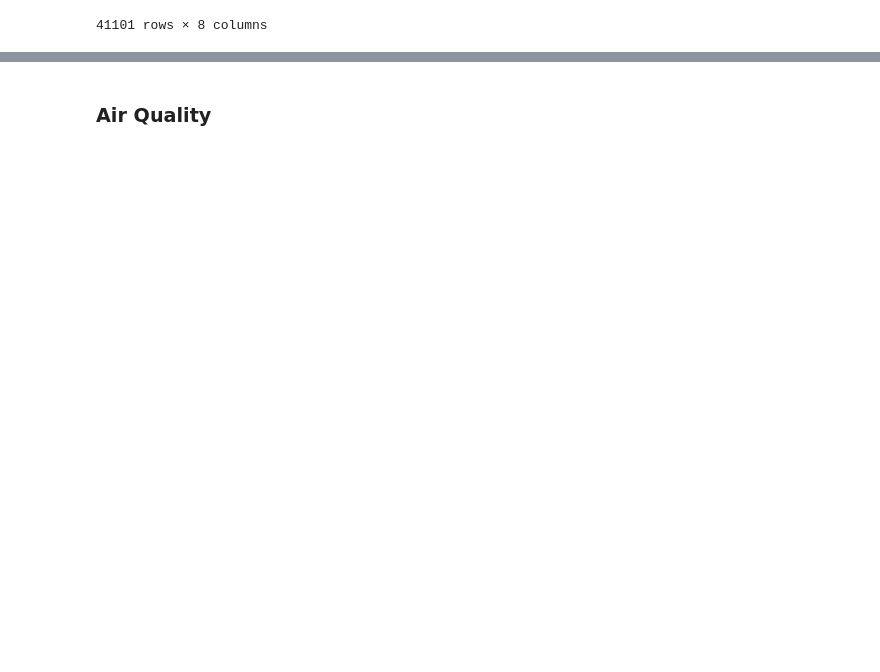
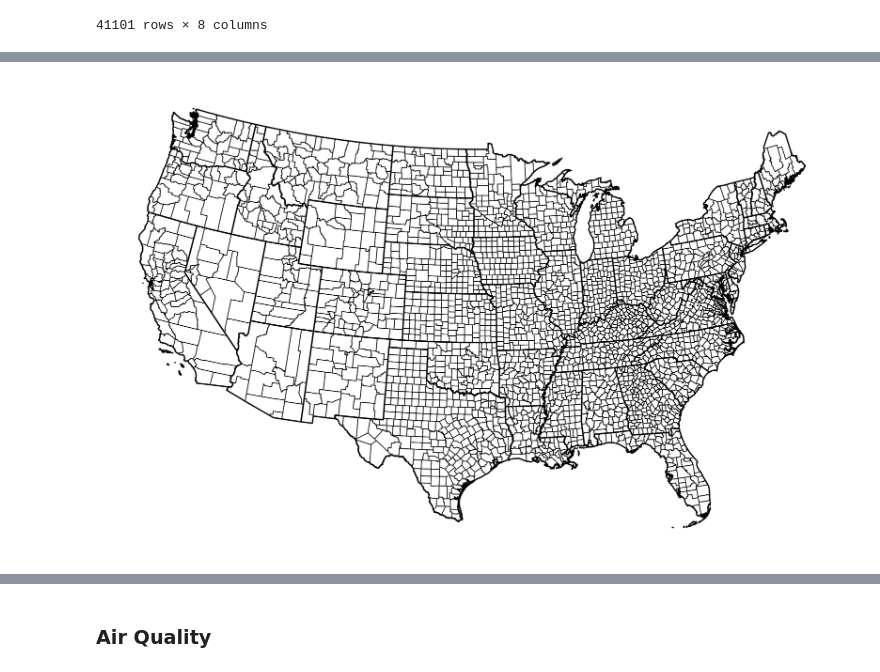
Before and after one commit to Airee66/DAT490, a Jupyter notebook: EDA.ipynb, the cells around one changed output, grey strips where cells are left out. Saved outputs shown, nothing was run; the diff lists cells and outputs as text; code cells hidden in the pictures; blank space fills up the shorter version.

```diff
--- a/EDA.ipynb
+++ b/EDA.ipynb
@@ -252,0 +252,30 @@ all_asthma.loc[all_asthma['CountyFIPS'] == 4001]
+# %%
+import geopandas as gpd
+import matplotlib.pyplot as plt
+
+#Load data
+url_county = 'https://www2.census.gov/geo/tiger/GENZ2021/shp/cb_2021_us_county_500k.zip'
+url_state = 'https://www2.census.gov/geo/tiger/GENZ2021/shp/cb_2021_us_state_500k.zip'
+
+#Make dataframes
+county_gdf = gpd.read_file(url_county)
+state_gdf = gpd.read_file(url_state)
+
+#Exluding states outside mainland
+ex_list = [15, 72, 2, 60, 66, 69, 78]
+county_gdf = county_gdf.loc[~county_gdf['STATEFP'].astype(int).isin(ex_list)]
+state_gdf = state_gdf.loc[~state_gdf['STATEFP'].astype(int).isin(ex_list)]
+
+#Converting CRS
+county_gdf = county_gdf.to_crs(5070)
+state_gdf = state_gdf.to_crs(5070)
+
+#Plot
+fig, ax1 = plt.subplots(1, 1, figsize = (10, 8), dpi = 300)
+
+county_gdf.plot(ax = ax1, linewidth = .5, edgecolor = 'black', facecolor = 'none')
+state_gdf.plot(ax = ax1, linewidth = 1, edgecolor = 'black', facecolor = 'none')
+
+ax1.set_axis_off()
+# %% [output]
+[figure, added]
```
Also changed, not shown: parts of 16 cells of this notebook.
